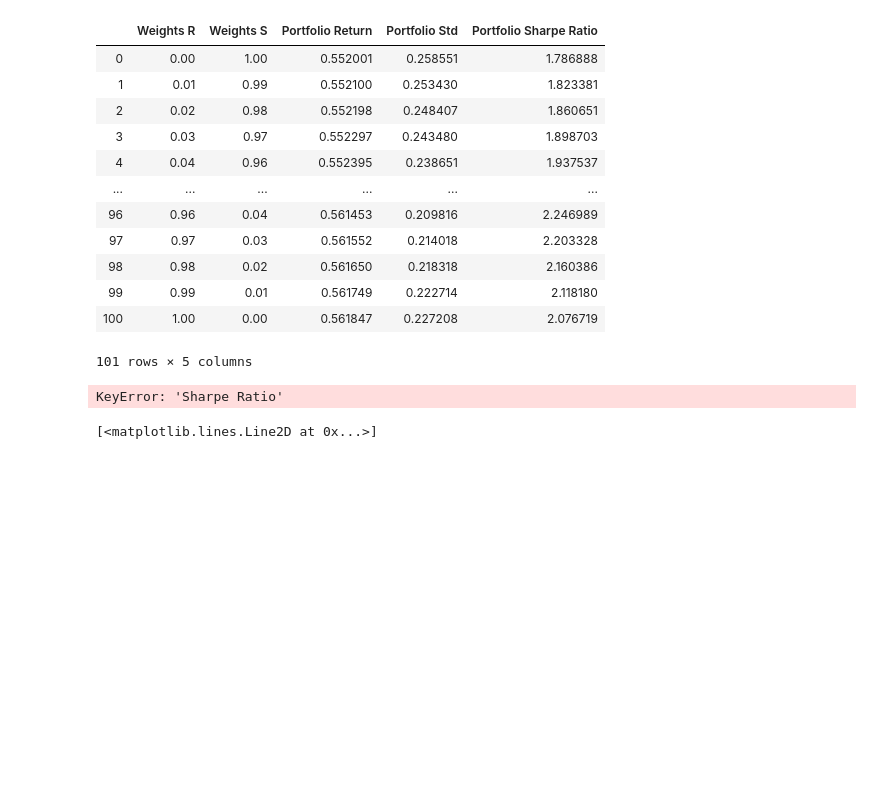
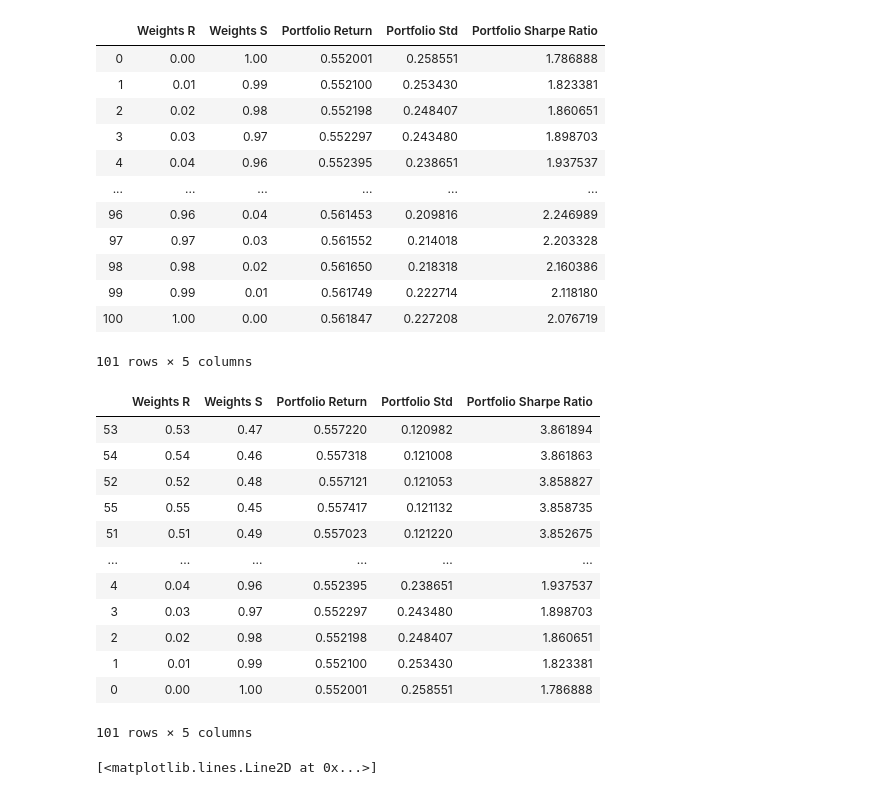
Before and after one commit to kalam360/dse-stock-analysis, a Jupyter notebook: sy-portfolio/analysis-starting-point.ipynb, the cells around one changed output. Drawn from its saved outputs; the diff is of its cells as text; code cells hidden in the pictures; blank space fills up the shorter version.

```diff
--- a/sy-portfolio/analysis-starting-point.ipynb
+++ b/sy-portfolio/analysis-starting-point.ipynb
@@ -604,9 +604,21 @@ port_df
 | 100 | 1.00 | 0.00 | 0.561847 | 0.227208 | 2.076719 |
 101 rows × 5 columns
 # %%
-port_df.sort_values('Sharpe Ratio', ascending= False)
+port_df.sort_values('Portfolio Sharpe Ratio', ascending= False)
 # %% [output]
+|  | Weights R | Weights S | Portfolio Return | Portfolio Std | Portfolio Sharpe Ratio |
+| 53 | 0.53 | 0.47 | 0.557220 | 0.120982 | 3.861894 |
+| 54 | 0.54 | 0.46 | 0.557318 | 0.121008 | 3.861863 |
+| 52 | 0.52 | 0.48 | 0.557121 | 0.121053 | 3.858827 |
+| 55 | 0.55 | 0.45 | 0.557417 | 0.121132 | 3.858735 |
+| 51 | 0.51 | 0.49 | 0.557023 | 0.121220 | 3.852675 |
+| ... | ... | ... | ... | ... | ... |
+| 4 | 0.04 | 0.96 | 0.552395 | 0.238651 | 1.937537 |
+| 3 | 0.03 | 0.97 | 0.552297 | 0.243480 | 1.898703 |
+| 2 | 0.02 | 0.98 | 0.552198 | 0.248407 | 1.860651 |
+| 1 | 0.01 | 0.99 | 0.552100 | 0.253430 | 1.823381 |
+| 0 | 0.00 | 1.00 | 0.552001 | 0.258551 | 1.786888 |
-KeyError: 'Sharpe Ratio'
+101 rows × 5 columns
 # %%
 
 plt.figure(figsize=(10, 20))
```
